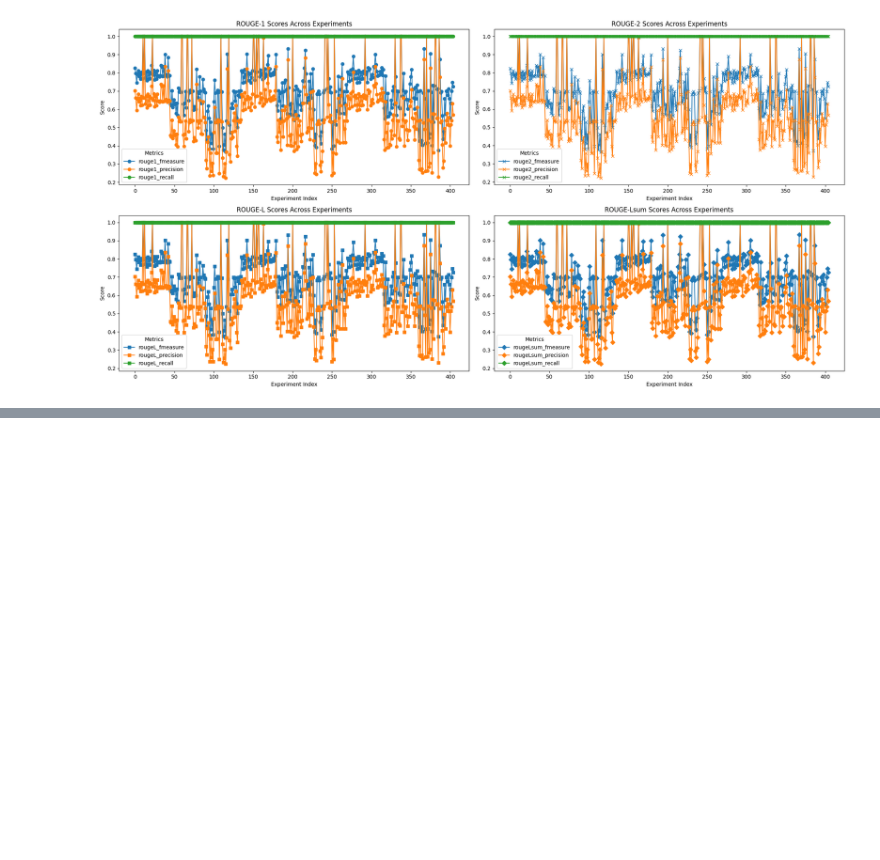
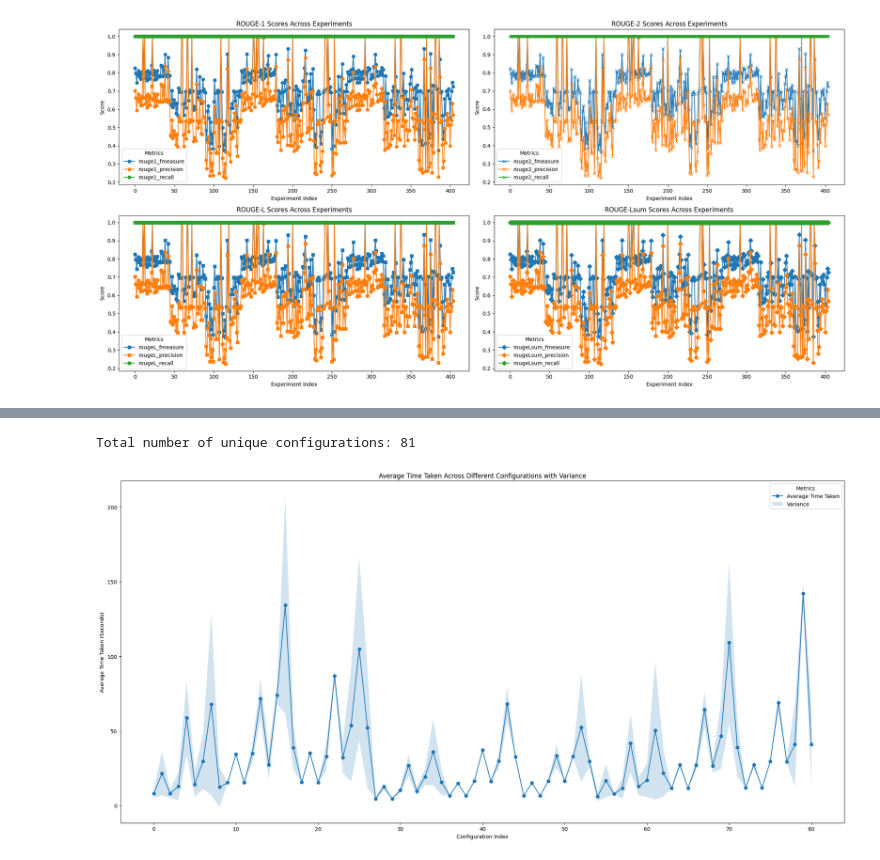
Before and after one commit to darmangerd/llama3-scheduling, a Jupyter notebook: ANOVA.ipynb, the cells around one changed output, grey strips where cells are left out. Saved outputs shown, nothing was run; the diff lists cells and outputs as text; code cells hidden in the pictures; blank space fills up the shorter version.

Commit message:
plot for RougeScores and TimeTaken grouped by config

```diff
--- a/ANOVA.ipynb
+++ b/ANOVA.ipynb
@@ -195,0 +398,30 @@ plt.show()
+# %%
+# Group by configuration and calculate the mean and variance for 'time_taken'
+grouped_time_df = df.groupby('configuration').agg(
+    time_taken_mean=('time_taken', 'mean'),
+    time_taken_var=('time_taken', 'var')
+).reset_index()
+
+# Make sure the grouping contains the expected number of configurations
+print(f"Total number of unique configurations: {grouped_time_df.shape[0]}")  # This should match the expected count (e.g., 81)
+
+# Plotting the 'time_taken' values along with the variance
+plt.figure(figsize=(20, 10))
+
+# Plot the average 'time_taken' with error bars for variance
+plt.plot(grouped_time_df.index, grouped_time_df['time_taken_mean'], marker='o', label='Average Time Taken')
+plt.fill_between(grouped_time_df.index,
+                 grouped_time_df['time_taken_mean'] - grouped_time_df['time_taken_var']**0.5,
+                 grouped_time_df['time_taken_mean'] + grouped_time_df['time_taken_var']**0.5,
+                 alpha=0.2, label='Variance')
+plt.title("Average Time Taken Across Different Configurations with Variance")
+plt.xlabel("Configuration Index")
+plt.ylabel("Average Time Taken (Seconds)")
+plt.legend(title='Metrics')
+
+# Display the plot
+plt.tight_layout()
+plt.show()
+# %% [output]
+Total number of unique configurations: 81
+[figure, added]
```
Also changed, not shown: parts of 4 cells of this notebook, 1 other file.
